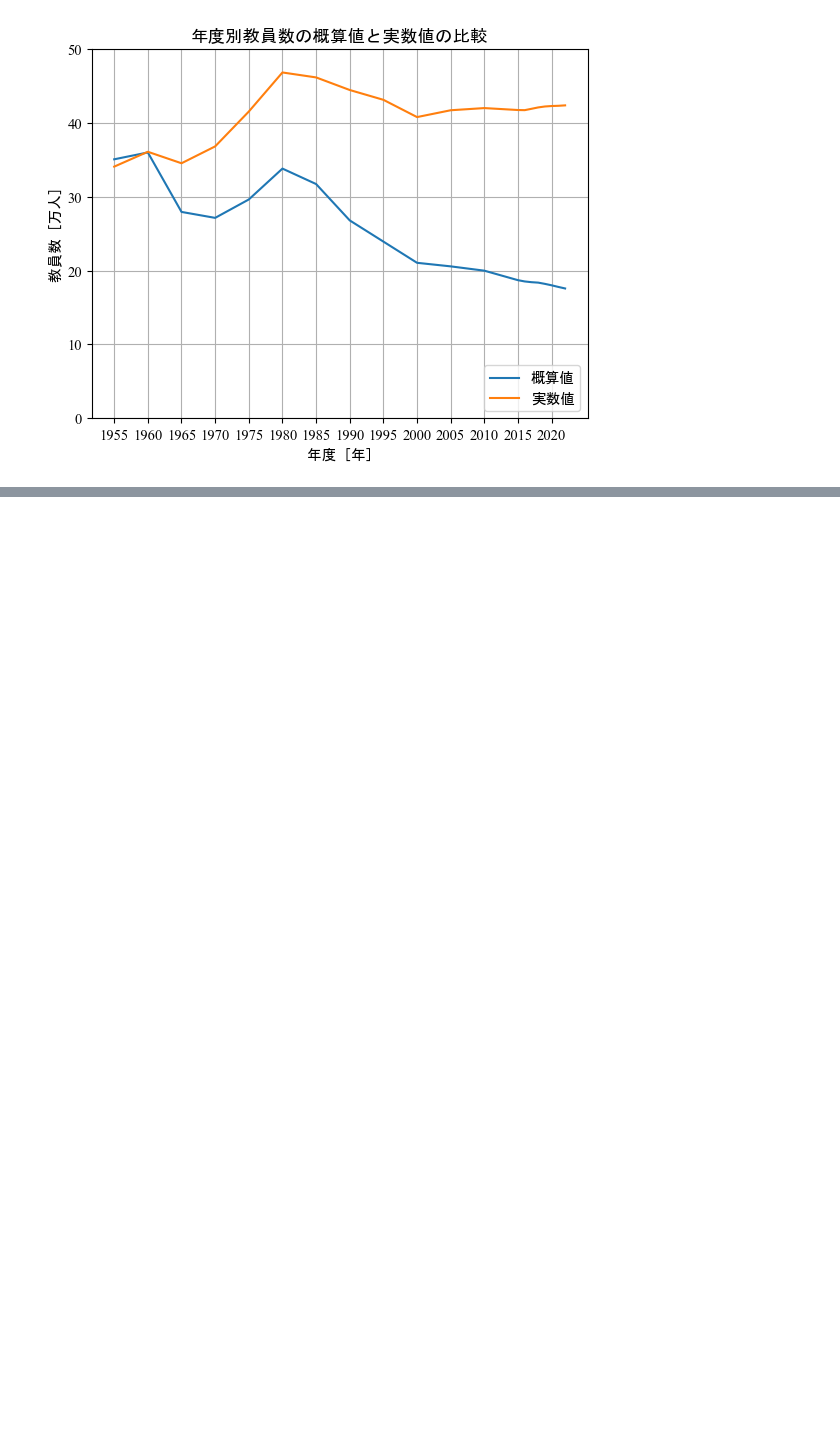
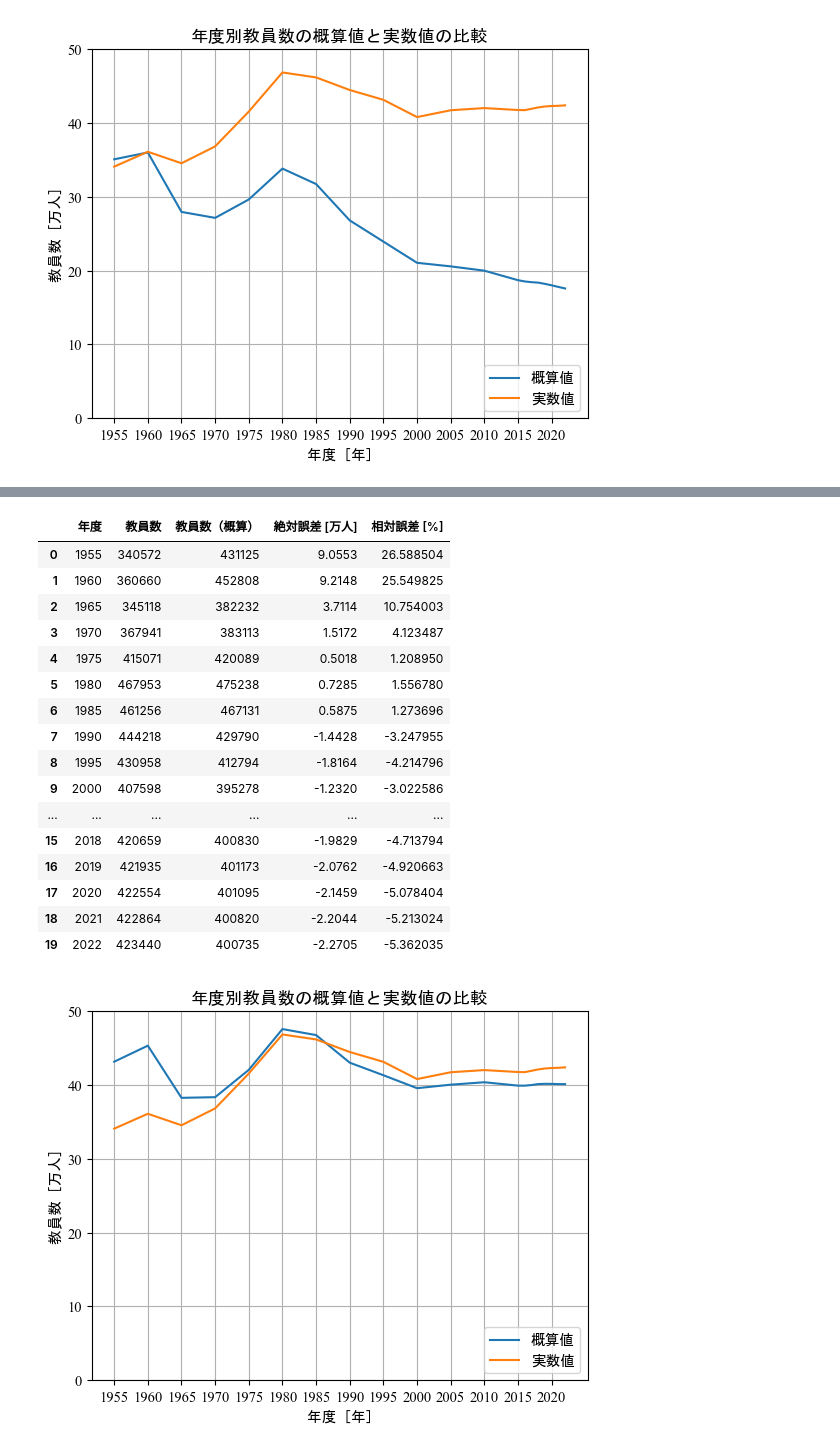
Before and after one commit to hatakeke/Data-Science---Basic, a Jupyter notebook: 第3回/第3回.ipynb, the cells around one changed output, grey strips where cells are left out. Saved outputs shown, nothing was run; the diff lists cells and outputs as text; code cells hidden in the pictures; blank space fills up the shorter version.

```diff
--- a/第3回/第3回.ipynb
+++ b/第3回/第3回.ipynb
@@ -102,0 +134,76 @@ plt.show()
+# %%
+special_teacher = 3         # その他の教員数（校長，教頭，養護教諭など）
+k = 2500                    # f(y) = ky における比例定数：k
+base_year = 1955            # 経過年数の基準となる年度
+
+table_df = pd.DataFrame()   # 表にするデータを格納するデータフレームの初期化
+teacher_list = []           # 年度別教員数のリストの初期化
+absolute_errors_list = []   # 絶対誤差のリストの初期化
+percentage_errors_list = [] # 相対誤差のリストの初期化
+
+# 年度ごとに概算したデータをリストに追加する
+for index, row in df.iterrows():
+    # 新しい概算式にしたがって計算する
+    teacher = row['教員数（概算）'] + row['学校数'] * special_teacher + k * (row['年度'] - base_year)
+    teacher_list.append(teacher)
+
+    # 概算した教員数と実際の教員数の絶対誤差と相対誤差を計算する
+    absolute_error = (teacher - row['教員数'])
+    absolute_errors_list.append(absolute_error/10000)               # [万人]単位とする
+    percentage_errors_list.append(absolute_error/row['教員数']*100) # 単位は[%]
+
+# リストをデータフレームに追加
+df['クラス数'] = classes_list
+df['教員数（概算）'] = teacher_list
+table_df['年度'] = df['年度']
+table_df['教員数'] = df['教員数']
+table_df['教員数（概算）'] = df['教員数（概算）']
+table_df['絶対誤差 [万人]'] = absolute_errors_list
+table_df['相対誤差 [%]'] = percentage_errors_list
+
+# print(df)
+# df.to_csv('データ.csv', mode='w')
+display(table_df)
+
+# 教員数の概算値と実数値を比較するグラフの描画
+fig = plt.figure()
+ax = fig.add_subplot(111)
+plt.rcParams['font.size'] = 10.5
+plt.rcParams['font.family'] = 'Times New Roman'
+plt.plot(df['年度'], df['教員数（概算）']/10000, label='概算値')
+plt.plot(df['年度'], df['教員数']/10000, label='実数値')
+plt.title('年度別教員数の概算値と実数値の比較', fontname="MS Gothic")
+plt.xticks(
+    ticks=[1955, 1960, 1965, 1970, 1975, 1980, 1985, 1990, 1995, 2000, 2005, 2010, 2015, 2020],
+    labels=['1955', '1960', '1965', '1970', '1975', '1980', '1985', '1990', '1995', '2000', '2005', '2010', '2015', '2020'],
+    fontname='Times New Roman'
+)
+plt.yticks(
+    ticks=[0, 10, 20, 30, 40, 50],
+    labels=['0', '10', '20', '30', '40', '50'],
+    fontname='Times New Roman'
+)
+ax.set_xlabel('年度 [年]', fontname="MS Gothic", )
+ax.set_ylabel('教員数 [万人]', fontname="MS Gothic")
+plt.grid()
+plt.legend(prop={'family': 'MS Gothic', 'size': 'medium'}, loc='lower right')
+plt.show()
+# %% [output]
+|  | 年度 | 教員数 | 教員数（概算） | 絶対誤差 [万人] | 相対誤差 [%] |
+| 0 | 1955 | 340572 | 431125 | 9.0553 | 26.588504 |
+| 1 | 1960 | 360660 | 452808 | 9.2148 | 25.549825 |
+| 2 | 1965 | 345118 | 382232 | 3.7114 | 10.754003 |
+| 3 | 1970 | 367941 | 383113 | 1.5172 | 4.123487 |
+| 4 | 1975 | 415071 | 420089 | 0.5018 | 1.208950 |
+| 5 | 1980 | 467953 | 475238 | 0.7285 | 1.556780 |
+| 6 | 1985 | 461256 | 467131 | 0.5875 | 1.273696 |
+| 7 | 1990 | 444218 | 429790 | -1.4428 | -3.247955 |
+| 8 | 1995 | 430958 | 412794 | -1.8164 | -4.214796 |
+| 9 | 2000 | 407598 | 395278 | -1.2320 | -3.022586 |
+| ... | ... | ... | ... | ... | ... |
+| 15 | 2018 | 420659 | 400830 | -1.9829 | -4.713794 |
+| 16 | 2019 | 421935 | 401173 | -2.0762 | -4.920663 |
+| 17 | 2020 | 422554 | 401095 | -2.1459 | -5.078404 |
+| 18 | 2021 | 422864 | 400820 | -2.2044 | -5.213024 |
+| 19 | 2022 | 423440 | 400735 | -2.2705 | -5.362035 |
+[figure, added]
```
Also changed, not shown: parts of 8 cells of this notebook.
